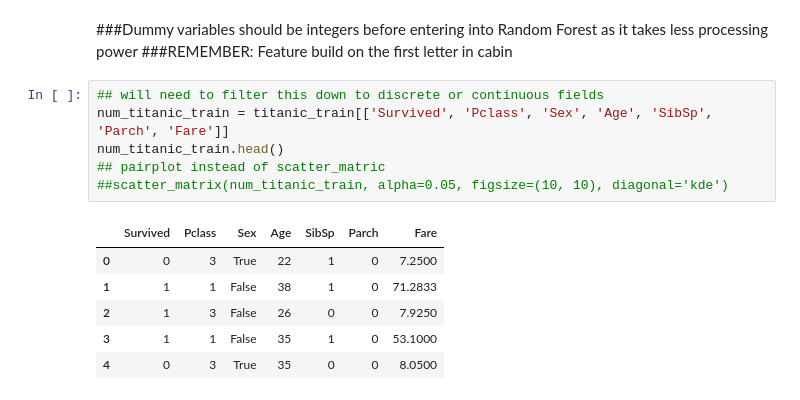
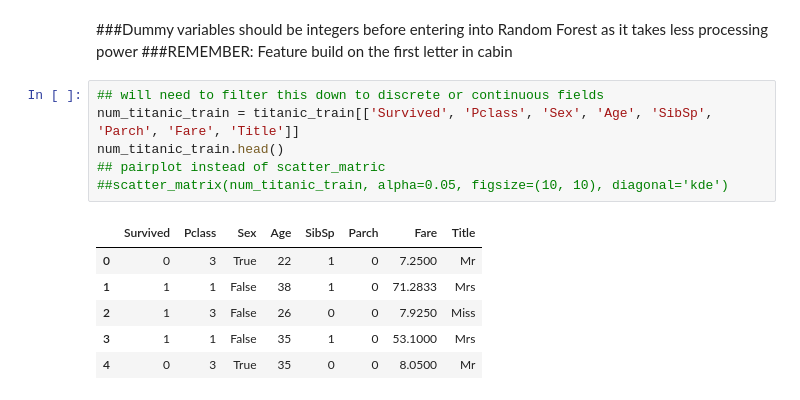
Before and after one commit to jessie-jensen/kaggle_titanic, a Jupyter notebook: kaggle_titanic_bh.ipynb, the cells around one changed output. Drawn from its saved outputs; the diff is of its cells as text.

```diff
--- a/kaggle_titanic_bh.ipynb
+++ b/kaggle_titanic_bh.ipynb
@@ -113,14 +115,14 @@ titanic_train.Sex = titanic_train['Sex'].map(sex)
 ###REMEMBER: Feature build on the first letter in cabin
 # %%
 ## will need to filter this down to discrete or continuous fields
-num_titanic_train = titanic_train[['Survived', 'Pclass', 'Sex', 'Age', 'SibSp', 'Parch', 'Fare']]
+num_titanic_train = titanic_train[['Survived', 'Pclass', 'Sex', 'Age', 'SibSp', 'Parch', 'Fare', 'Title']]
 num_titanic_train.head()
 ## pairplot instead of scatter_matric
 ##scatter_matrix(num_titanic_train, alpha=0.05, figsize=(10, 10), diagonal='kde')
 # %% [output]
-|  | Survived | Pclass | Sex | Age | SibSp | Parch | Fare |
-| 0 | 0 | 3 | True | 22 | 1 | 0 | 7.2500 |
-| 1 | 1 | 1 | False | 38 | 1 | 0 | 71.2833 |
-| 2 | 1 | 3 | False | 26 | 0 | 0 | 7.9250 |
-| 3 | 1 | 1 | False | 35 | 1 | 0 | 53.1000 |
-| 4 | 0 | 3 | True | 35 | 0 | 0 | 8.0500 |
+|  | Survived | Pclass | Sex | Age | SibSp | Parch | Fare | Title |
+| 0 | 0 | 3 | True | 22 | 1 | 0 | 7.2500 | Mr |
+| 1 | 1 | 1 | False | 38 | 1 | 0 | 71.2833 | Mrs |
+| 2 | 1 | 3 | False | 26 | 0 | 0 | 7.9250 | Miss |
+| 3 | 1 | 1 | False | 35 | 1 | 0 | 53.1000 | Mrs |
+| 4 | 0 | 3 | True | 35 | 0 | 0 | 8.0500 | Mr |
```
Also changed, not shown: parts of 6 cells of this notebook.
